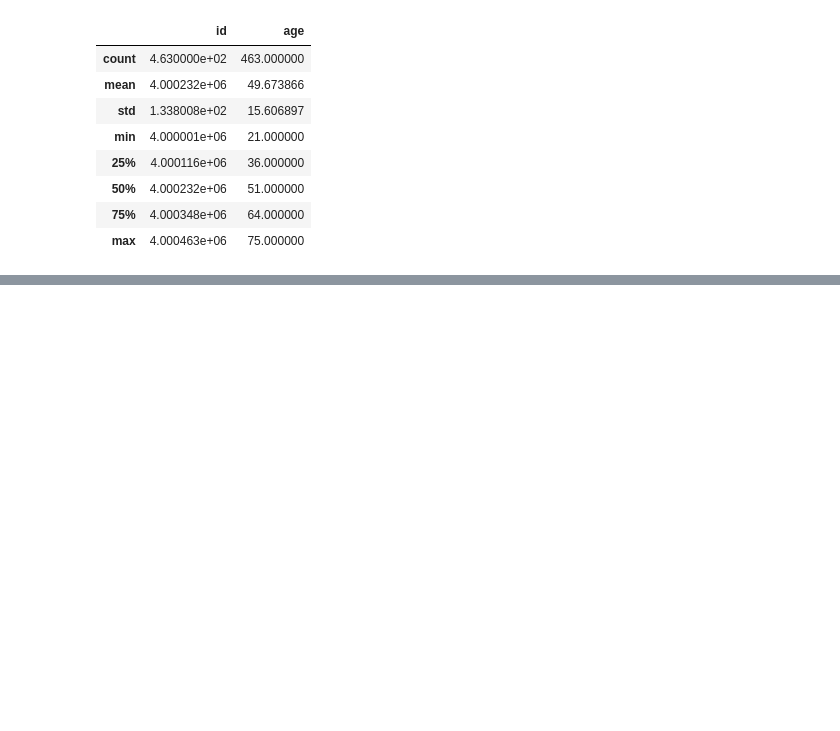
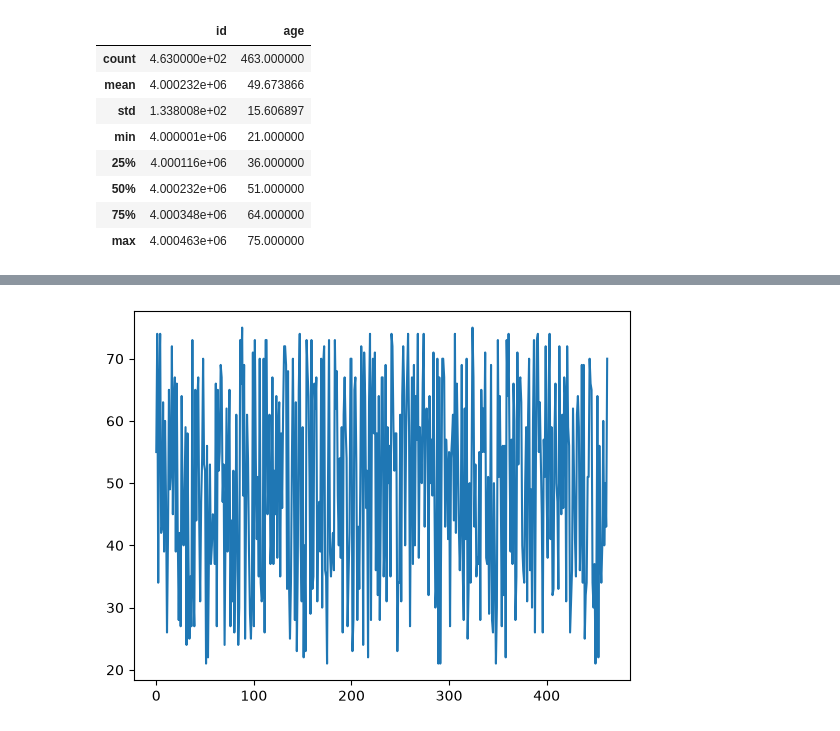
Before and after one commit to UnnimayaVAshok/Data_Science, a Jupyter notebook: EDA/employee_works/employee.ipynb, the cells around one changed output, grey strips where cells are left out. Cells and saved outputs as stored; diff of their text form; code cells hidden in the pictures; blank space fills up the shorter version.

```diff
--- a/EDA/employee_works/employee.ipynb
+++ b/EDA/employee_works/employee.ipynb
@@ -54,0 +241,8 @@ df.describe()
+# %%
+# updating using loc
+# ====================
+df.loc[df["age"] > 60,"job"] = "Senior"
+
+# change the location as india for people having age above 50
+df.loc[df["age"] > 50,"location"] = "india"
+df
@@ -54,0 +327,20 @@ df.describe()
+# %%
+# get the first name of first 10 rows
+df.iloc[:10,1]
+# get the job and location of people aged above 45
+df.loc[df["age"] > 45,["job","location"]]
+# get the first name and age of last 10 employees
+df.iloc[-10:,[1,3]]
+# get the age of 5th row
+df.iloc[4,3]
+# get the employees from 100 to 110
+df.iloc[100:111]
+# rows from 100 to 120,name + age
+df.iloc[100:121,[1,3]]
+# get the first name of people aged above 60
+df.loc[df["age"] > 60,"first_name"]
+# get the first name,last name,age of people having age btw 30 and 50
+df.loc[(df["age"] >= 30) & (df["age"] <= 50),["first_name","last_name","age"]]
+# change the location as india for the people having age btw 50 and 60
+df.loc[(df["age"] >= 50) & (df["age"] <= 60),"location"] = "india"
+df
@@ -54,0 +452,5 @@ df.describe()
+# %%
+plt.plot(df["age"])
+plt.show()
+# %% [output]
+[figure, added]
```
Also changed, not shown: parts of 32 cells of this notebook, 16 other files.
